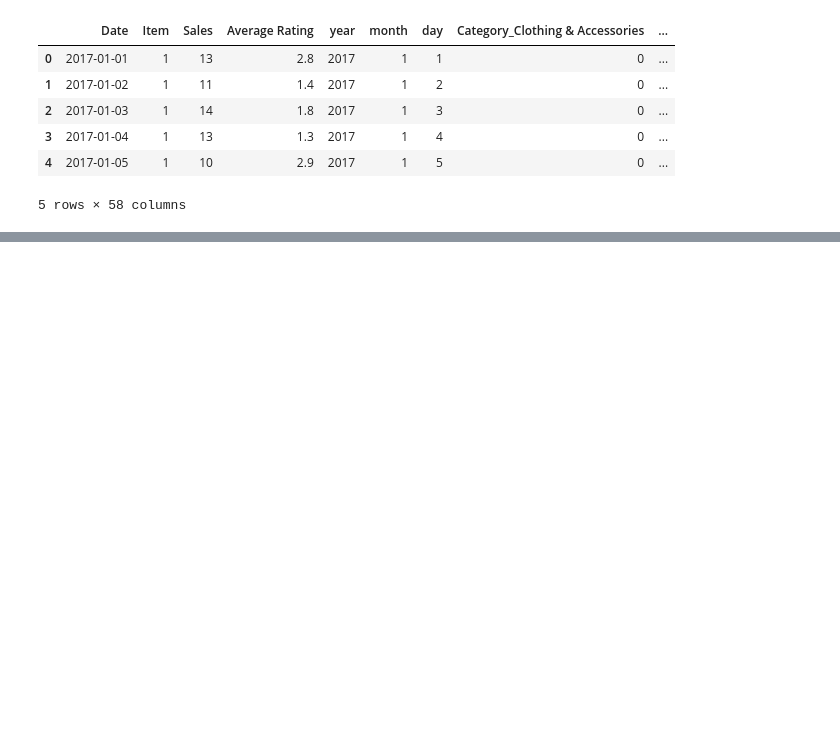
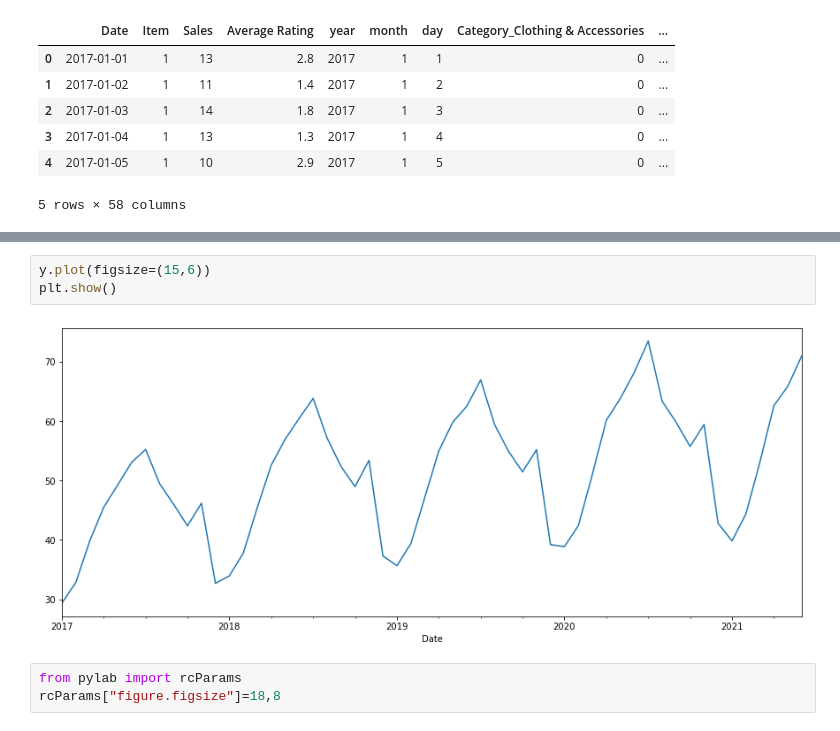
Before and after one commit to AydenZK/MDSS-Datathon, a Jupyter notebook: MDSS Datathon notebook.ipynb, the cells around one changed output, grey strips where cells are left out. Cells and saved outputs as stored; diff of their text form; blank space fills up the shorter version.

```diff
--- a/MDSS Datathon notebook.ipynb
+++ b/MDSS Datathon notebook.ipynb
@@ -141,0 +177,8 @@ train.head()
+# %%
+y.plot(figsize=(15,6))
+plt.show()
+# %% [output]
+[figure, added]
+# %%
+from pylab import rcParams
+rcParams["figure.figsize"]=18,8
```
Also changed, not shown: parts of 14 cells of this notebook.
